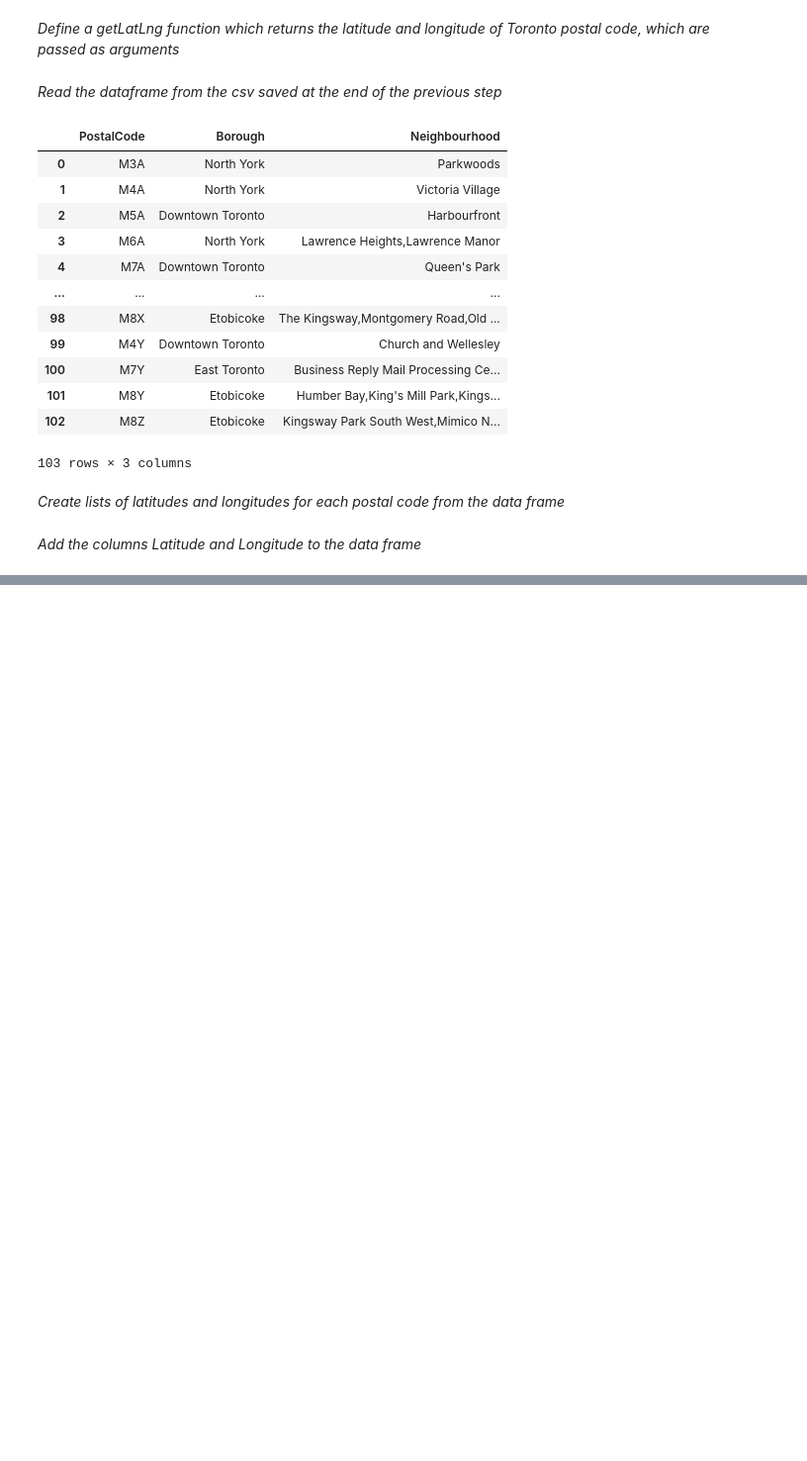
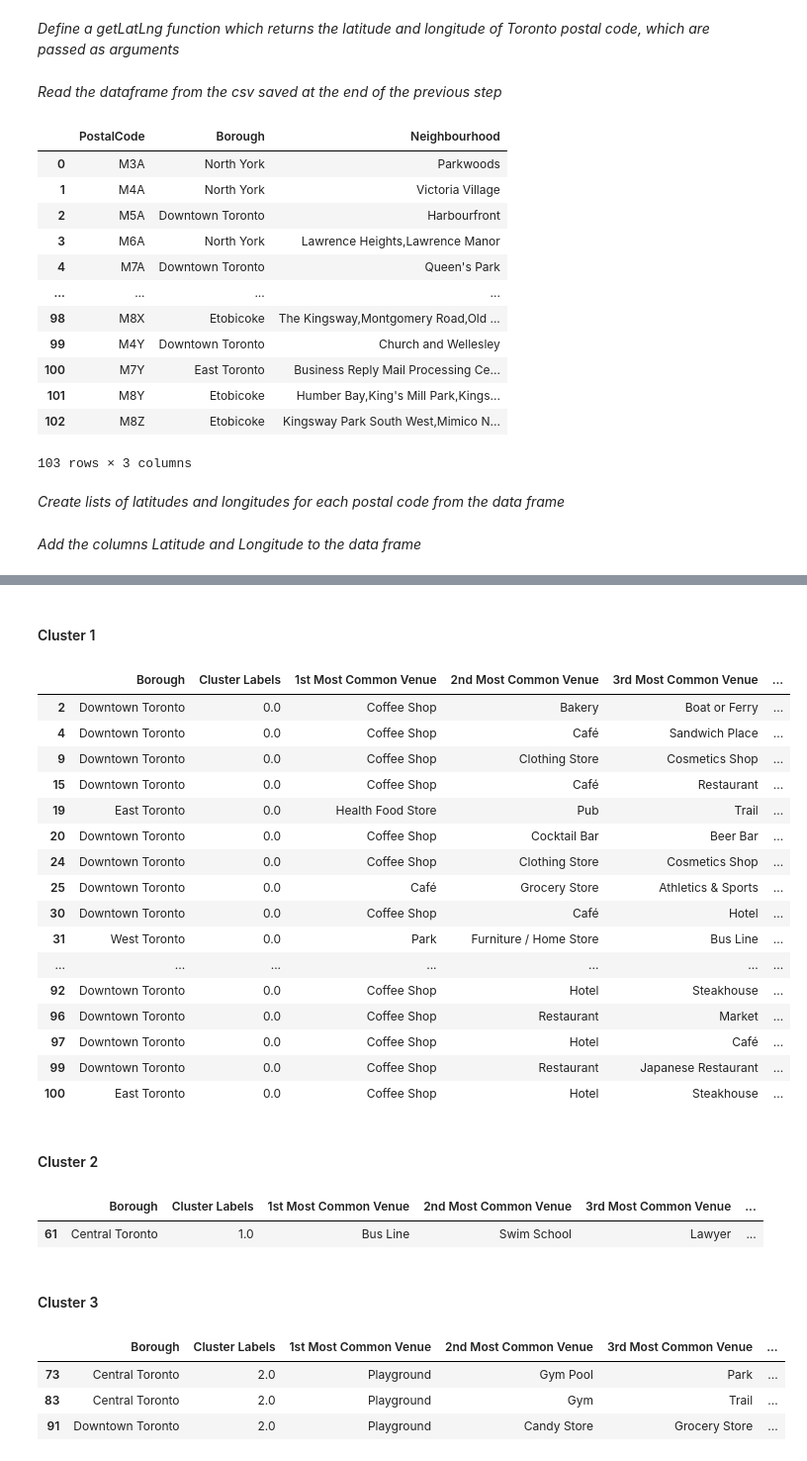
Before and after one commit to pmilchev/Coursera_Capstone, a Jupyter notebook: Segment_and_Cluster_Neighborhoods_in_Toronto.ipynb, the cells around one changed output, grey strips where cells are left out. Shown at 99% size. Saved outputs shown, nothing was run; the diff lists cells and outputs as text; code cells hidden in the pictures; blank space fills up the shorter version.

```diff
--- a/Segment_and_Cluster_Neighborhoods_in_Toronto.ipynb
+++ b/Segment_and_Cluster_Neighborhoods_in_Toronto.ipynb
@@ -193,0 +433,12 @@ df.to_csv('toronto_postal_step2.csv', mode='w')
+# %%
+num_top_venues = 5
+
+for hood in toronto_grouped['Neighborhood']:
+    print("----"+hood+"----")
+    temp = toronto_grouped[toronto_grouped['Neighborhood'] == hood].T.reset_index()
+    temp.columns = ['venue','freq']
+    temp = temp.iloc[1:]
+    temp['freq'] = temp['freq'].astype(float)
+    temp = temp.round({'freq': 2})
+    print(temp.sort_values('freq', ascending=False).reset_index(drop=True).head(num_top_venues))
+    print('\n')
@@ -193,0 +467,6 @@ df.to_csv('toronto_postal_step2.csv', mode='w')
+# %%
+def return_most_common_venues(row, num_top_venues):
+    row_categories = row.iloc[1:]
+    row_categories_sorted = row_categories.sort_values(ascending=False)
+
+    return row_categories_sorted.index.values[0:num_top_venues]
@@ -193,0 +590,38 @@ df.to_csv('toronto_postal_step2.csv', mode='w')
+# %% [markdown]
+#### Cluster 1
+# %%
+toronto_merged.loc[toronto_merged['Cluster Labels'] == 0, toronto_merged.columns[[1] + list(range(5, toronto_merged.shape[1]))]]
+# %% [output]
+|  | Borough | Cluster Labels | 1st Most Common Venue | 2nd Most Common Venue | 3rd Most Common Venue | ... |
+| 2 | Downtown Toronto | 0.0 | Coffee Shop | Bakery | Boat or Ferry | ... |
+| 4 | Downtown Toronto | 0.0 | Coffee Shop | Café | Sandwich Place | ... |
+| 9 | Downtown Toronto | 0.0 | Coffee Shop | Clothing Store | Cosmetics Shop | ... |
+| 15 | Downtown Toronto | 0.0 | Coffee Shop | Café | Restaurant | ... |
+| 19 | East Toronto | 0.0 | Health Food Store | Pub | Trail | ... |
+| 20 | Downtown Toronto | 0.0 | Coffee Shop | Cocktail Bar | Beer Bar | ... |
+| 24 | Downtown Toronto | 0.0 | Coffee Shop | Clothing Store | Cosmetics Shop | ... |
+| 25 | Downtown Toronto | 0.0 | Café | Grocery Store | Athletics & Sports | ... |
+| 30 | Downtown Toronto | 0.0 | Coffee Shop | Café | Hotel | ... |
+| 31 | West Toronto | 0.0 | Park | Furniture / Home Store | Bus Line | ... |
+| ... | ... | ... | ... | ... | ... | ... |
+| 92 | Downtown Toronto | 0.0 | Coffee Shop | Hotel | Steakhouse | ... |
+| 96 | Downtown Toronto | 0.0 | Coffee Shop | Restaurant | Market | ... |
+| 97 | Downtown Toronto | 0.0 | Coffee Shop | Hotel | Café | ... |
+| 99 | Downtown Toronto | 0.0 | Coffee Shop | Restaurant | Japanese Restaurant | ... |
+| 100 | East Toronto | 0.0 | Coffee Shop | Hotel | Steakhouse | ... |
+# %% [markdown]
+#### Cluster 2
+# %%
+toronto_merged.loc[toronto_merged['Cluster Labels'] == 1, toronto_merged.columns[[1] + list(range(5, toronto_merged.shape[1]))]]
+# %% [output]
+|  | Borough | Cluster Labels | 1st Most Common Venue | 2nd Most Common Venue | 3rd Most Common Venue | ... |
+| 61 | Central Toronto | 1.0 | Bus Line | Swim School | Lawyer | ... |
+# %% [markdown]
+#### Cluster 3
+# %%
+toronto_merged.loc[toronto_merged['Cluster Labels'] == 2, toronto_merged.columns[[1] + list(range(5, toronto_merged.shape[1]))]]
+# %% [output]
+|  | Borough | Cluster Labels | 1st Most Common Venue | 2nd Most Common Venue | 3rd Most Common Venue | ... |
+| 73 | Central Toronto | 2.0 | Playground | Gym Pool | Park | ... |
+| 83 | Central Toronto | 2.0 | Playground | Gym | Trail | ... |
+| 91 | Downtown Toronto | 2.0 | Playground | Candy Store | Grocery Store | ... |
```
Also changed, not shown: parts of 51 cells of this notebook.
